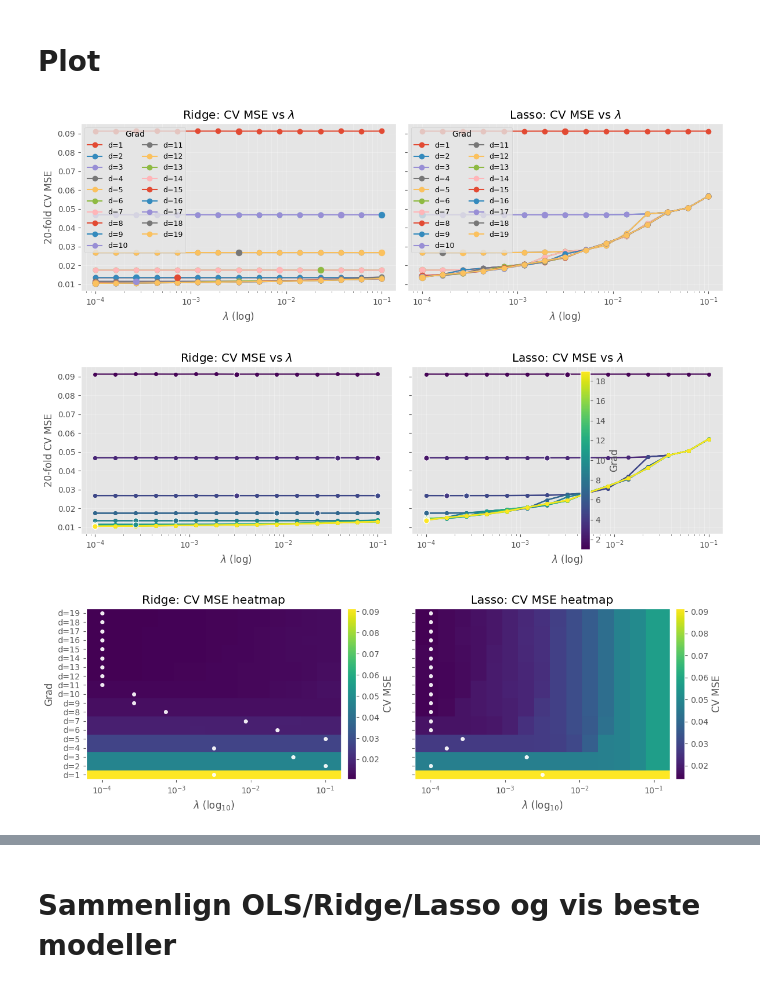
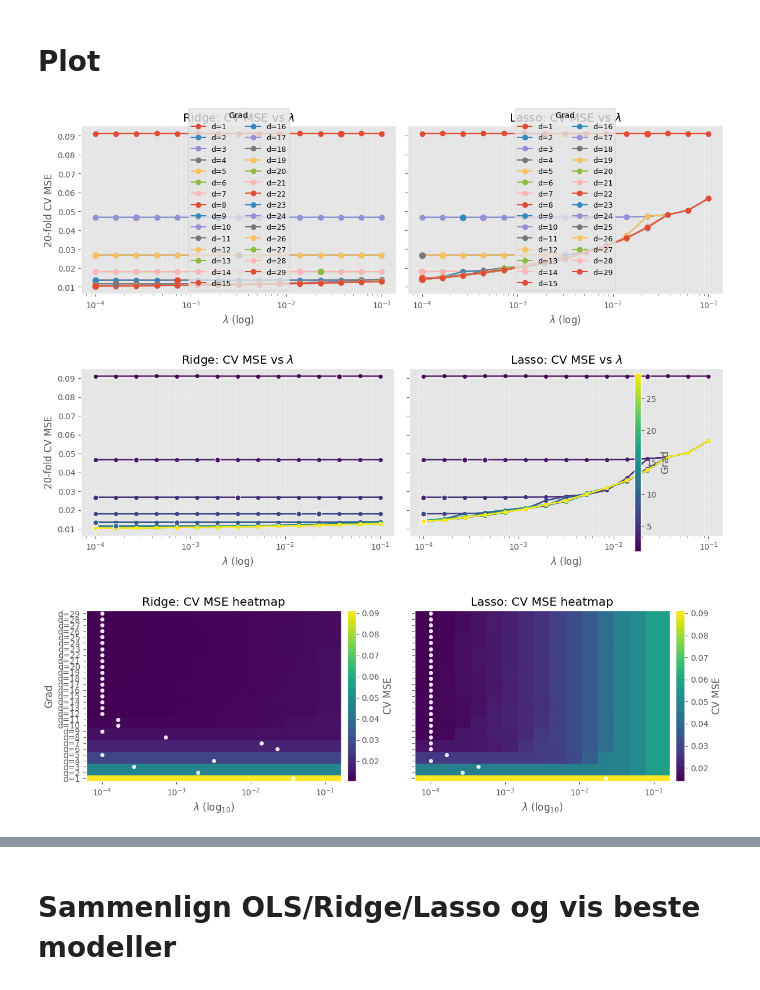
Before and after one commit to kjes4pres/Project_1_FYSSTK, a Jupyter notebook: Code/g_and_h.ipynb, the cells around one changed output, grey strips where cells are left out. Saved outputs shown, nothing was run; the diff lists cells and outputs as text; code cells hidden in the pictures.

```diff
--- a/Code/g_and_h.ipynb
+++ b/Code/g_and_h.ipynb
@@ -11,7 +11,7 @@ seed = 2018
 # %%
 n_points = 2000
 
-degrees = list(range(1, 20)) #polynomial degrees
+degrees = list(range(1, 30)) #polynomial degrees
 
 n_boots_reps = 300 #number of bootstrap replicates
 n_k_folds = 20 #number of k-folds
@@ -43,0 +75,16 @@ deg, bias2_boots, var_boots, mse_boots, train_mse, test_mse = (
+# %%
+boot = bootstrap(
+    degrees, x_train, x_test, y_train, y_test, x_grid,
+    boots_reps=n_boots_reps, seed=seed,
+    compute_true=False,   # <- f er ukjent i oppgaveteksten
+    compute_test=True
+)
+
+deg = boot["degree"]
+plt.figure()
+plt.semilogy(deg, boot["bias2_boots_test_obs"], marker='o', label=r'Bias$^2_{\mathrm{obs}}$ (vs $y$)')
+plt.semilogy(deg, boot["var_boots_test_pred"], marker='o', label='Prediktiv varians')
+plt.semilogy(deg, boot["mse_boots_test"],     marker='o', label='MSE (bootstrap, test)')
+plt.xlabel('Polynomial degree'); plt.ylabel('Value')
+plt.title('Bias–Variance–MSE (bootstrap, evaluert mot testdata)')
+plt.legend(); plt.tight_layout(); plt.show()
@@ -130,7 +179,6 @@ import matplotlib.pyplot as plt
 import numpy as np
 
 # --- konfig ---
-degrees = list(range(1, 20))
 n_points_list = [100, 500, 1000, 2000, 5000, 10000]
 n_boots_reps = 300
 
@@ -195,6 +243,6 @@ plt.show()
 # %%
 # --- konfig ---
-degrees = list(range(1, 20))
+#degrees = list(range(1, 20))
 n_points_list = [100, 500, 1000, 2000, 5000, 10000]   # <- endre/utvid etter behov
 n_boots_reps = 300
 
@@ -394,7 +441,7 @@ ax_lasso.legend(title='Grad', ncol=2, fontsize=9)
 plt.tight_layout()
 plt.show()
 # %% [output]
-[figure, old version]
+[figure, new version]
 # %%
 import numpy as np
 import matplotlib.pyplot as plt
@@ -428,34 +475,41 @@ for d in degrees:
 ax_ridge.set_title(r'Ridge: CV MSE vs $\lambda$')
 ax_ridge.set_xlabel(r'$\lambda$ (log)')
 ax_ridge.set_ylabel(f'{n_k_folds}-fold CV MSE')
 ax_ridge.grid(True, which='both', alpha=0.3)
 
 # LASSO
 for d in degrees:
     res = cv_mse_lasso[d]
     order = np.argsort(res["lambdas"])
     x = res["lambdas"][order]
     y = res["cv_mse"][order]
     c = color_for_degree(d)
 
     ax_lasso.semilogx(x, y, marker='o', linewidth=1.6, markersize=4, color=c, alpha=0.95)
     ax_lasso.scatter(res["best_lambda"], res["best_mse"], s=45, zorder=3,
                      color=c, edgecolor="white", linewidth=0.8)
 
 ax_lasso.set_title(r'Lasso: CV MSE vs $\lambda$')
 ax_lasso.set_xlabel(r'$\lambda$ (log)')
 ax_lasso.grid(True, which='both', alpha=0.3)
 
+"""
 # Felles colorbar for grad
 sm = ScalarMappable(norm=norm, cmap=cmap)
 sm.set_array([])  # nødvendig for colorbar
 cbar = fig.colorbar(sm, ax=axes.ravel().tolist(), pad=0.02)
 cbar.set_label('Grad')
+"""
+sm = ScalarMappable(norm=norm, cmap=cmap)
+sm.set_array([])
+
+cbar = fig.colorbar(sm, ax=axes, location='right', pad=0.02, fraction=0.05, aspect=30)
+cbar.set_label('Grad')
 
 plt.tight_layout()
 plt.show()
 # %% [output]
-[figure, old version]
+[figure, new version]
 # %%
 def _build_heatmap_matrix(results_by_deg):
     """
@@ -531,7 +585,7 @@ _plot_heat(axL, lam_l, deg_l, H_l, 'Lasso: CV MSE heatmap', best_l)
 plt.tight_layout()
 plt.show()
 # %% [output]
-[figure, old version]
+[figure, new version]
 # %%
 def _build_heatmap_matrix(results_by_deg):
     degrees_sorted = sorted(results_by_deg.keys())
```
Also changed, not shown: parts of 19 cells of this notebook, 1 other file.
